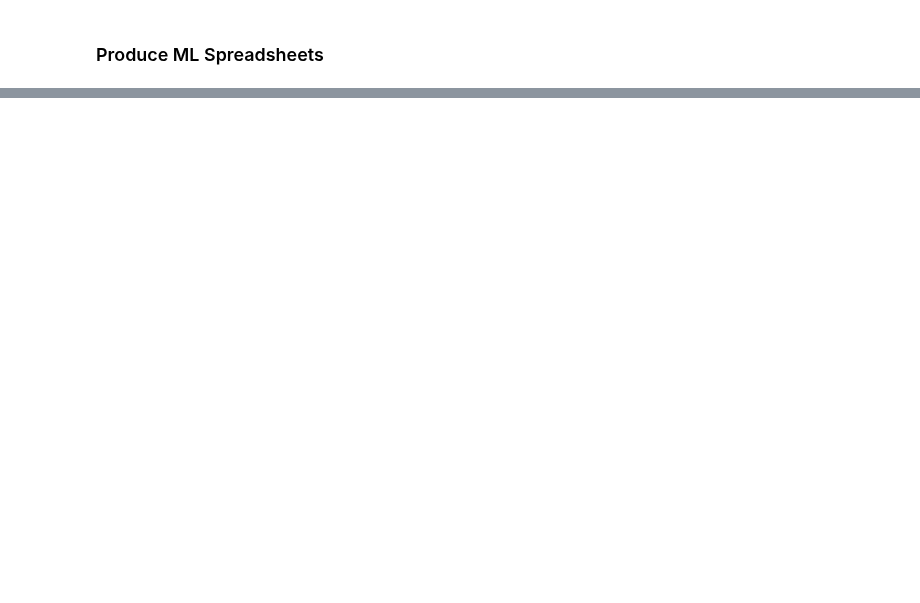
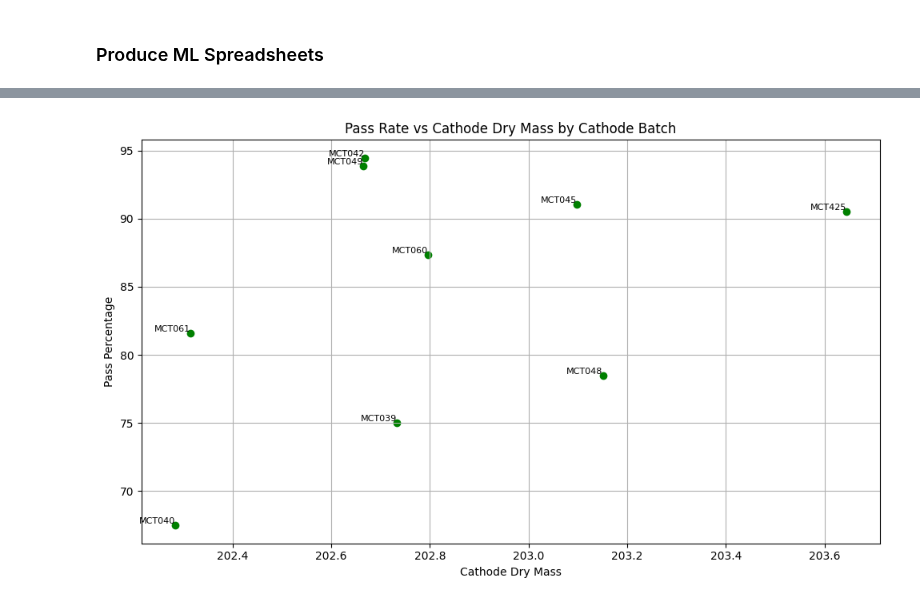
Before and after one commit to EMJquantumscape/ML-Yield_Reliability_Git, a Jupyter notebook: ML_Yield&Reliability_OnlyDatahub.ipynb, the cells around one changed output, grey strips where cells are left out. Drawn from its saved outputs; the diff is of its cells as text; code cells hidden in the pictures; blank space fills up the shorter version.

```diff
--- a/ML_Yield&Reliability_OnlyDatahub.ipynb
+++ b/ML_Yield&Reliability_OnlyDatahub.ipynb
@@ -150,12 +159,18 @@ MLTrackCycleSummary = MLTrackCycleSummary[MLTrackCycleSummary['sample_id'].str.c
 MLTrackCycleEach = MLTrackCycleEach[MLTrackCycleEach['sample_id'].str.contains(search, regex=True)]
 MLslctCycleSummary = MLslctCycleSummary[MLslctCycleSummary['MLT_id'].str.contains(search, regex=True)]
 MLslctCycleEach = MLslctCycleEach[MLslctCycleEach['MLT_id'].str.contains(search, regex=True)]
+MLIAACycleSummary = MLIAACycleSummary[MLIAACycleSummary['MLT_id'].str.contains(search, regex=True)]
+MLIAACycleEach = MLIAACycleEach[MLIAACycleEach['MLT_id'].str.contains(search, regex=True)]
+
 
 # Exclude cells
 MLTrackCycleSummary = MLTrackCycleSummary[~MLTrackCycleSummary['sample_id'].isin(CellsToExclude)]
 MLTrackCycleEach = MLTrackCycleEach[~MLTrackCycleEach['sample_id'].isin(CellsToExclude)]
 MLslctCycleSummary = MLslctCycleSummary[~MLslctCycleSummary['MLT_id'].isin(CellsToExclude)]
 MLslctCycleEach = MLslctCycleEach[~MLslctCycleEach['MLT_id'].isin(CellsToExclude)]
+MLIAACycleSummary = MLIAACycleSummary[~MLIAACycleSummary['MLT_id'].isin(CellsToExclude)]
+MLIAACycleEach = MLIAACycleEach[~MLIAACycleEach['MLT_id'].isin(CellsToExclude)]
+
 
 
 non_empty_failures = [cell for cell in CellsThatFailedScreen if cell.strip()]
@@ -165,6 +180,8 @@ if non_empty_failures:
     MLTrackCycleEach = MLTrackCycleEach[~MLTrackCycleEach['sample_id'].str.contains(pattern)]
     MLslctCycleSummary = MLslctCycleSummary[~MLslctCycleSummary['MLT_id'].str.contains(pattern)]
     MLslctCycleEach = MLslctCycleEach[~MLslctCycleEach['MLT_id'].str.contains(pattern)]
+    MLIAACycleSummary = MLIAACycleSummary[~MLIAACycleSummary['MLT_id'].str.contains(pattern)]
+    MLIAACycleEach = MLIAACycleEach[~MLIAACycleEach['MLT_id'].str.contains(pattern)]
 
 
 MLTrackCycleEach.loc[MLTrackCycleEach['MiscTestAnomaly'] == 1, ['dvdt_failure', 'min_track_cycle_voltage_failure', 'CapacityChargeFraction_failure'] ] = [0, 0, 0]
@@ -183,6 +200,12 @@ MLslctCycleEach['Batch']= MLslctCycleEach['MLT_id'].str[:8]  #Specify batch
 MLslctCycleEach['WorkWeek']= MLslctCycleEach['TestCycleStart_week_first']  #Specify work week
 MLslctCycleEach = MLslctCycleEach.merge(MLScreenMaster[['ML_id', 'BuildDate']],left_on='ML_id',     right_on='ML_id',     how='left')
 
+MLIAACycleEach['Experiment']= MLIAACycleEach['MLT_id'].str[:6]  #Specify experiment
+MLIAACycleEach['Cathode']= MLIAACycleEach['MLT_id'].str[:7]  #Specify cathode
+MLIAACycleEach['Batch']= MLIAACycleEach['MLT_id'].str[:8]  #Specify batch
+MLIAACycleEach['WorkWeek']= MLIAACycleEach['TestCycleStart_week_first']  #Specify work week
+MLIAACycleEach = MLIAACycleEach.merge(MLScreenMaster[['ML_id', 'BuildDate']],left_on='ML_id',     right_on='ML_id',     how='left')
+
 
 MLTrackCycleSummary['Experiment']= MLTrackCycleSummary['sample_id'].str[:6]  #Specify experiment
 MLTrackCycleSummary['Cathode']= MLTrackCycleSummary['sample_id'].str[:7]  #Specify cathode
@@ -197,12 +220,21 @@ MLslctCycleSummary['Batch']= MLslctCycleSummary['MLT_id'].str[:8]  #Specify expe
 MLslctCycleSummary['WorkWeek']= MLslctCycleSummary['TestCycleStart_week_first']  #Specify work week
 MLslctCycleSummary = MLslctCycleSummary.merge(MLScreenMaster[['ML_id', 'BuildDate']], left_on='ML_id', right_on='ML_id', how='left')
 
+MLIAACycleSummary['Experiment']= MLIAACycleSummary['MLT_id'].str[:6]  #Specify experiment
+MLIAACycleSummary['Cathode']= MLIAACycleSummary['MLT_id'].str[:7]  #Specify cathode
+MLIAACycleSummary['Batch']= MLIAACycleSummary['MLT_id'].str[:8]  #Specify experiment
+MLIAACycleSummary['WorkWeek']= MLIAACycleSummary['TestCycleStart_week_first']  #Specify work week
+MLIAACycleSummary = MLIAACycleSummary.merge(MLScreenMaster[['ML_id', 'BuildDate']], left_on='ML_id', right_on='ML_id', how='left')
+
 
 # Group track cycles by:
 MLTrackCycleEach['Group']= MLTrackCycleEach[GroupBy]  #Group in new column
 MLslctCycleEach['Group']= MLslctCycleEach[GroupBy]  #Group in new column
+MLIAACycleEach['Group']= MLIAACycleEach[GroupBy]  #Group in new column
+
 MLTrackCycleSummary['Group']= MLTrackCycleSummary[GroupBy]  #Group in new column
 MLslctCycleSummary['Group']= MLslctCycleSummary[GroupBy]  #Group in new column
+MLIAACycleSummary['Group']= MLIAACycleSummary[GroupBy]  #Group in new column
 # %%
 ##Tier Each ML Pouch
 #Pull geneology/multilayer info
@@ -695,7 +727,7 @@ fig.show(renderer="browser")  # Open in browser
 ### Plot Cell Metrics
 # %%
 # Modify MLScreenMaster by removing non-yielded cells and cells we had to hardcode
-YieldedMLScreenMaster = MLScreenMaster.loc[MLScreenMaster['stage5_yield'] == 1]  # Keep cells that yielded for these plots
+YieldedMLScreenMaster = MLScreenMaster.loc[MLScreenMaster['ML_screen_yield'] == 1]  # Keep cells that yielded for these plots
 YieldedMLScreenMaster = YieldedMLScreenMaster[~YieldedMLScreenMaster['MLT_id'].isin(CellsThatPassedScreen)]  # Filter out the DataFrame to exclude rows where 'MLT_id' is in CellsThatPassedScreen
 YieldedMLScreenMaster.reset_index(drop=True, inplace=True)  # Reset the index for the resulting DataFrame (optional)
 
@@ -1780,0 +2161,19 @@ df_Parameters.to_excel(Output_name, index=False)
+# %%
+# Create the scatter plot
+plt.figure(figsize=(10, 6))
+plt.scatter(CathodeAve['thickness_avg_um'], CathodeAve['Pass'], color='green')
+
+# Add text labels for each point
+for i, label in enumerate(CathodeAve['Cathode Batch']):
+    plt.text(CathodeAve['thickness_avg_um'][i], CathodeAve['Pass'][i], label, fontsize=8, ha='right', va='bottom')
+
+# Axis labels and title
+plt.xlabel('Cathode Dry Mass')
+plt.ylabel('Pass Percentage')
+plt.title('Pass Rate vs Cathode Dry Mass by Cathode Batch')
+plt.grid(True)
+plt.tight_layout()
+
+plt.show()
+# %% [output]
+[figure, added]
```
Also changed, not shown: parts of 15 cells of this notebook.
